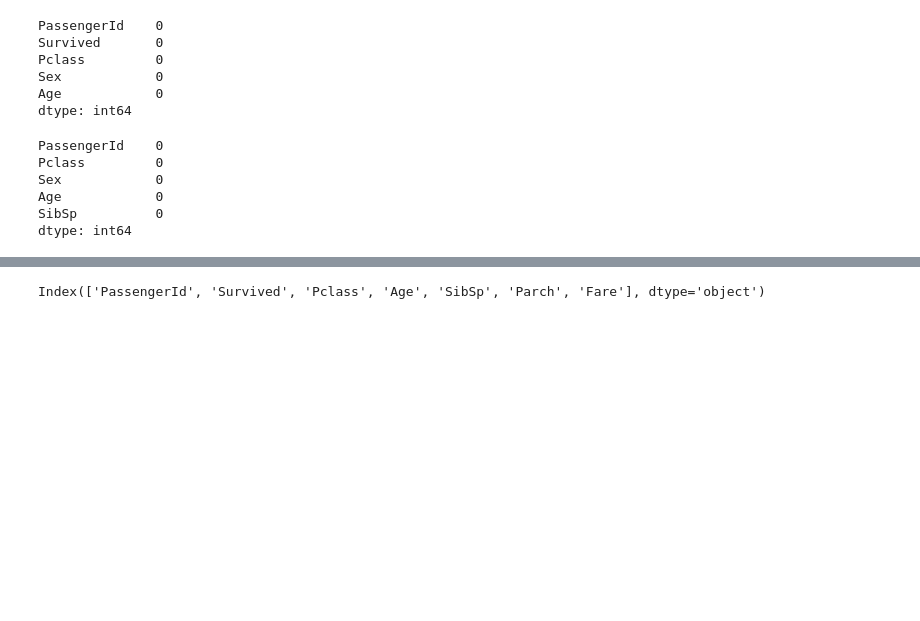
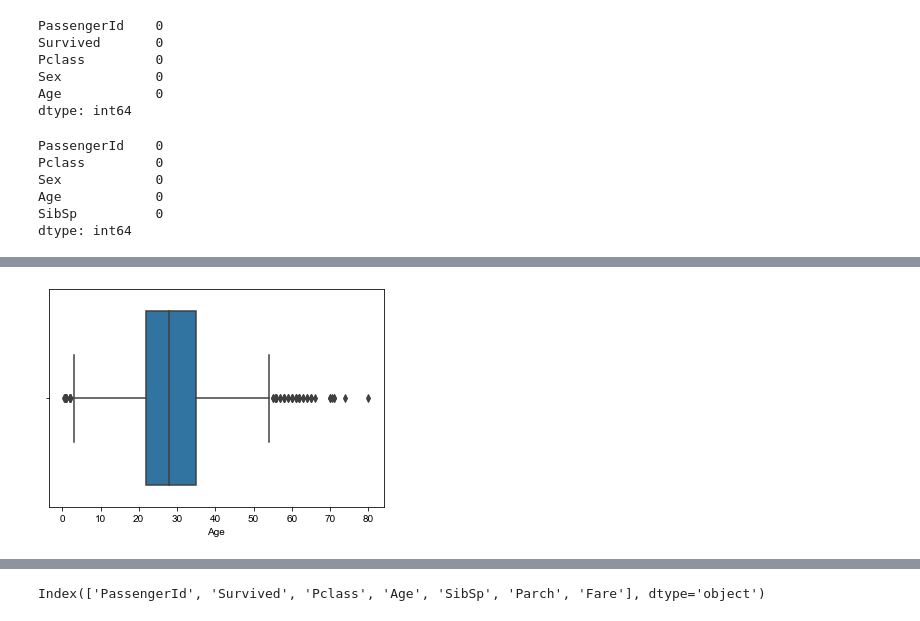
Before and after one commit to alexendrios/dashboard_titanic, a Jupyter notebook: titanic/titanic.ipynb, the cells around one changed output, grey strips where cells are left out. Saved outputs shown, nothing was run; the diff lists cells and outputs as text; code cells hidden in the pictures; blank space fills up the shorter version.

```diff
--- a/titanic/titanic.ipynb
+++ b/titanic/titanic.ipynb
@@ -22,7 +35,7 @@ from sklearn.model_selection import KFold
 # %% [markdown]
 ### Carregando os Dados
 # %%
-arquivo1 = '../data/train.csv'
-arquivo2 = '../data/test.csv'
+arquivo1 = '../data/default/train.csv'
+arquivo2 = '../data/default/test.csv'
 treino = pd.read_csv(arquivo1, sep=',')
 teste = pd.read_csv(arquivo2, sep=',')
@@ -251,0 +543,9 @@ dtype: int64
+# %%
+def verificando_outliers(column_name, dataframe):
+    sns.boxplot(x=dataframe[column_name])
+    plt.show()
+# %%
+# coluna 'Age' no DataFrame 'treino'
+verificando_outliers('Age', treino)
+# %% [output]
+[figure, added]
```
Also changed, not shown: parts of 157 cells of this notebook, 40 other files.
